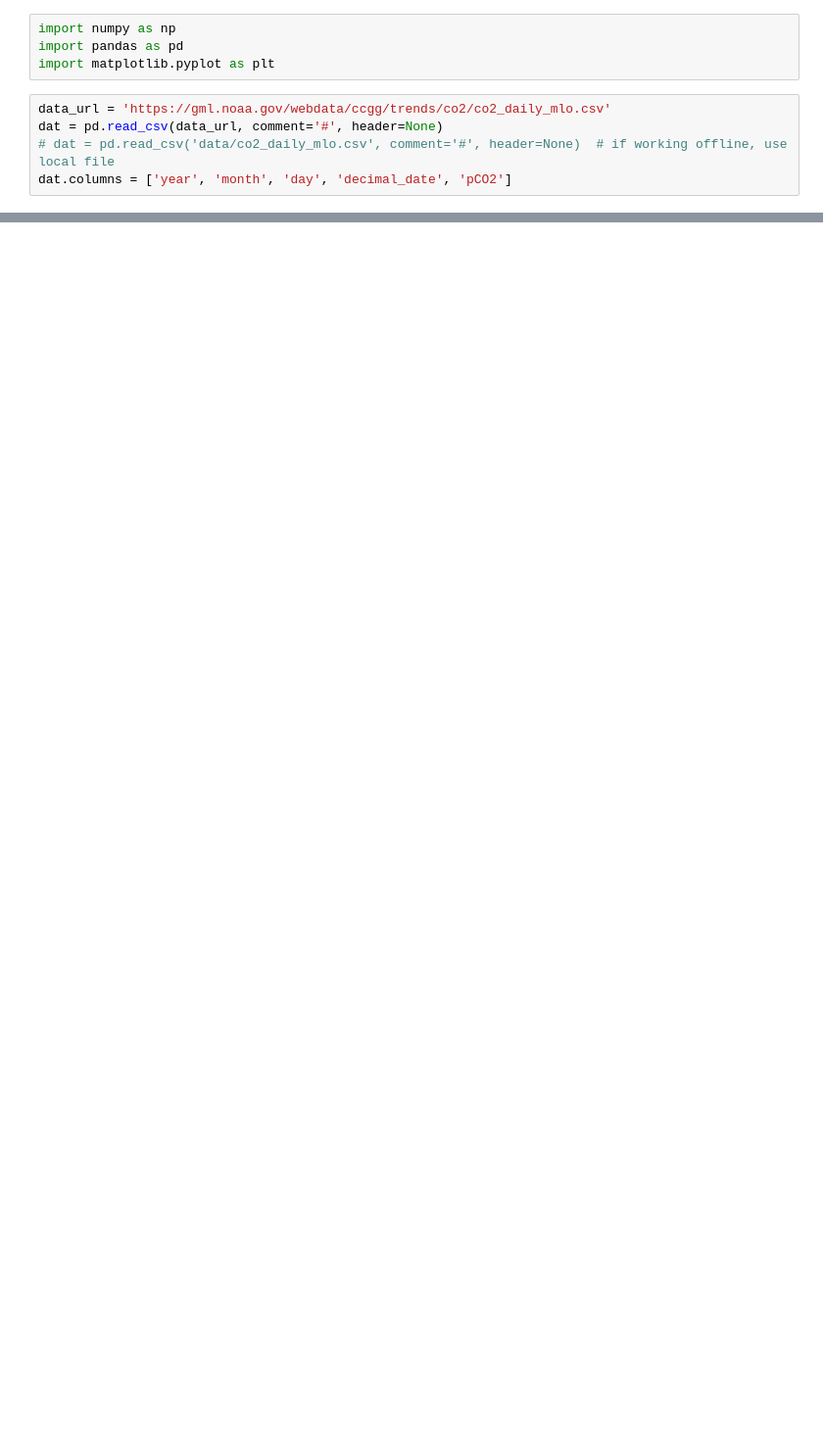
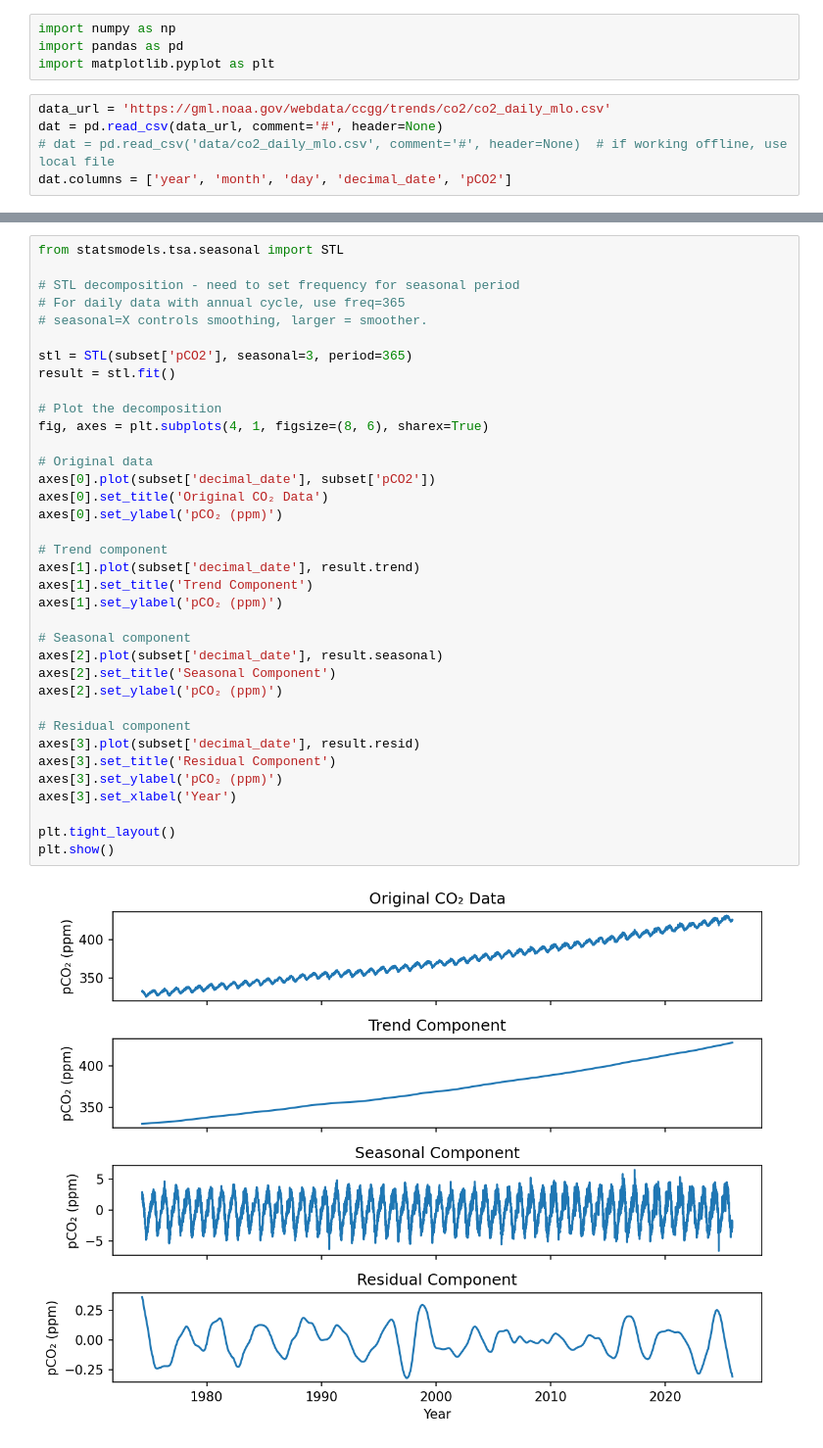
Before and after one commit to oscarbranson/teaching, a Jupyter notebook: QCES/EDAA/01_timeseries.ipynb, the cells around one changed output, grey strips where cells are left out. Shown: that part at 98% size. Drawn from its saved outputs; the diff is of its cells as text; blank space fills up the shorter version.

```diff
--- a/QCES/EDAA/01_timeseries.ipynb
+++ b/QCES/EDAA/01_timeseries.ipynb
@@ -22,0 +41,38 @@ Text(0.5, 0, 'Year')
+# %%
+from statsmodels.tsa.seasonal import STL
+
+# STL decomposition - need to set frequency for seasonal period
+# For daily data with annual cycle, use freq=365
+# seasonal=X controls smoothing, larger = smoother.
+
+stl = STL(subset['pCO2'], seasonal=3, period=365)
+result = stl.fit()
+
+# Plot the decomposition
+fig, axes = plt.subplots(4, 1, figsize=(8, 6), sharex=True)
+
+# Original data
+axes[0].plot(subset['decimal_date'], subset['pCO2'])
+axes[0].set_title('Original CO₂ Data')
+axes[0].set_ylabel('pCO₂ (ppm)')
+
+# Trend component
+axes[1].plot(subset['decimal_date'], result.trend)
+axes[1].set_title('Trend Component')
+axes[1].set_ylabel('pCO₂ (ppm)')
+
+# Seasonal component
+axes[2].plot(subset['decimal_date'], result.seasonal)
+axes[2].set_title('Seasonal Component')
+axes[2].set_ylabel('pCO₂ (ppm)')
+
+# Residual component
+axes[3].plot(subset['decimal_date'], result.resid)
+axes[3].set_title('Residual Component')
+axes[3].set_ylabel('pCO₂ (ppm)')
+axes[3].set_xlabel('Year')
+
+plt.tight_layout()
+plt.show()
+# %% [output]
+[figure, added]
```
Also changed, not shown: parts of 20 cells of this notebook, 4 other files.
